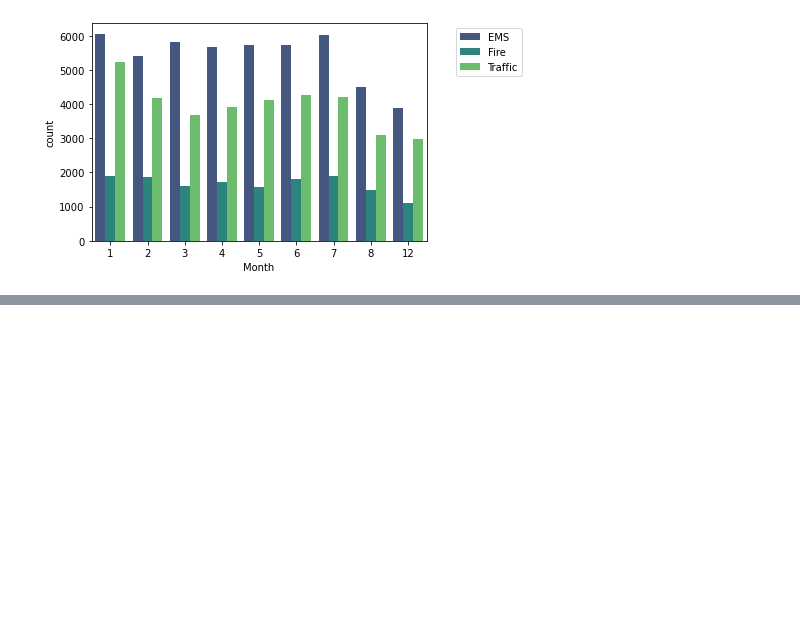
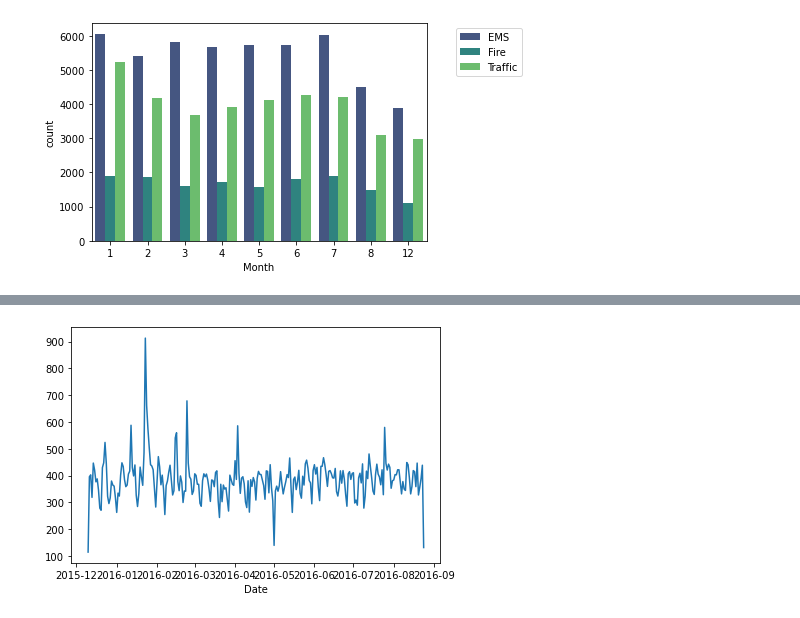
Before and after one commit to jacobtoennesen/projects, a Jupyter notebook: 911 Calls.ipynb, the cells around one changed output, grey strips where cells are left out. Cells and saved outputs as stored; diff of their text form; code cells hidden in the pictures; blank space fills up the shorter version.

```diff
--- a/911 Calls.ipynb
+++ b/911 Calls.ipynb
@@ -143,0 +164,10 @@ plt.legend(bbox_to_anchor=(1.3, 1))
+# %%
+#Create a new column called 'Date' that contains the date from the timeStamp column.
+t = df['timeStamp'].iloc[0]
+df['Date'] = df['timeStamp'].apply(lambda t:t.date())
+# %%
+#Now groupby this Date column with the count() aggregate and create a plot of counts of 911 calls.
+df.groupby('Date').count()['lat'].plot()
+plt.tight_layout()
+# %% [output]
+[figure, added]
```
Also changed, not shown: parts of 12 cells of this notebook, 1 other file.
